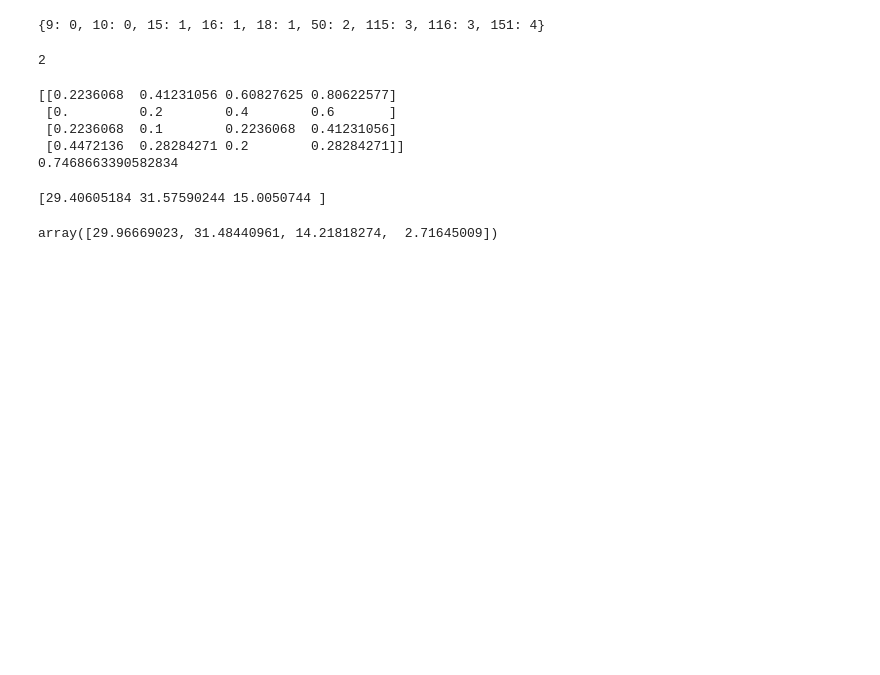
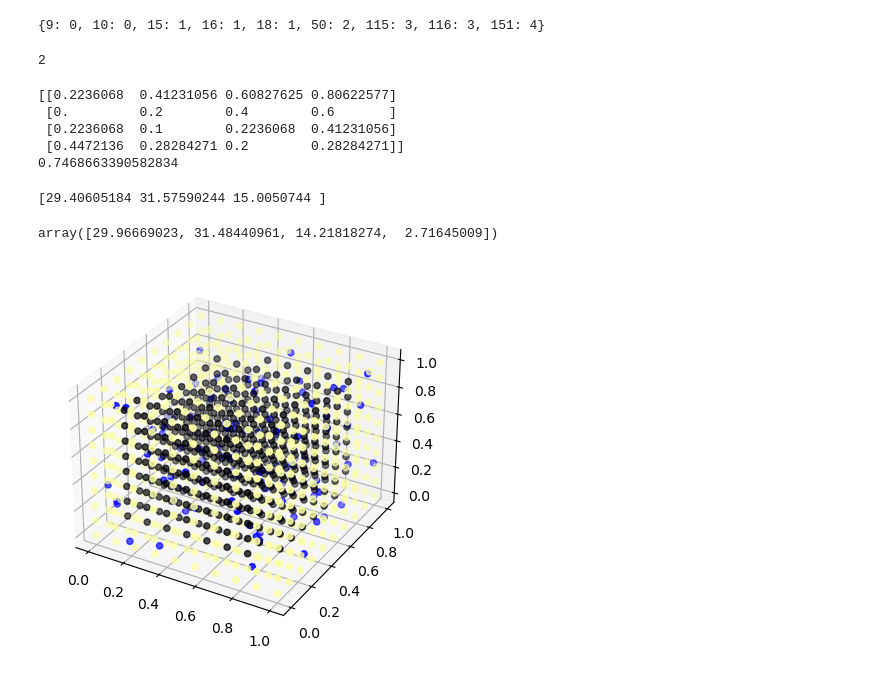
Before and after one commit to miemiemmmm/Nearl, a Jupyter notebook: Points_generation_geometric_parm.ipynb, the cells around one changed output. Drawn from its saved outputs; the diff is of its cells as text; code cells hidden in the pictures; blank space fills up the shorter version.

```diff
--- a/Points_generation_geometric_parm.ipynb
+++ b/Points_generation_geometric_parm.ipynb
@@ -1163,3 +1235,32 @@ fit_sphere_lsq(slices[1])
 # %% [output]
 [29.40605184 31.57590244 15.0050744 ]
 array([29.96669023, 31.48440961, 14.21818274,  2.71645009])
+# %%
+import numpy as np
+import matplotlib.pyplot as plt
+from mpl_toolkits.mplot3d import Axes3D
+from scipy.interpolate import griddata
+
+# Generate some random 3D points
+points = np.random.rand(100, 3)
+
+# Define the grid coordinates
+x = np.linspace(0, 1, 10)
+y = np.linspace(0, 1, 10)
+z = np.linspace(0, 1, 10)
+X, Y, Z = np.meshgrid(x, y, z, indexing='ij')
+
+# Compute the point density on the grid
+grid_points = np.column_stack((X.ravel(), Y.ravel(), Z.ravel()))
+densities = griddata(points, np.ones(points.shape[0]), grid_points, method="linear", fill_value=0)
+
+densities = (densities/np.sum(densities)) * np.sum(points)
+
+# Plot the point density on the grid
+fig = plt.figure()
+ax = fig.add_subplot(111, projection='3d')
+ax.scatter(points[:, 0], points[:, 1], points[:, 2], c='b')
+ax.scatter(grid_points[:, 0], grid_points[:, 1], grid_points[:, 2], c=densities, cmap="inferno_r")
+plt.show()
+# %% [output]
+[figure, added]
```
Also changed, not shown: parts of 28 cells of this notebook, 5 other files.
